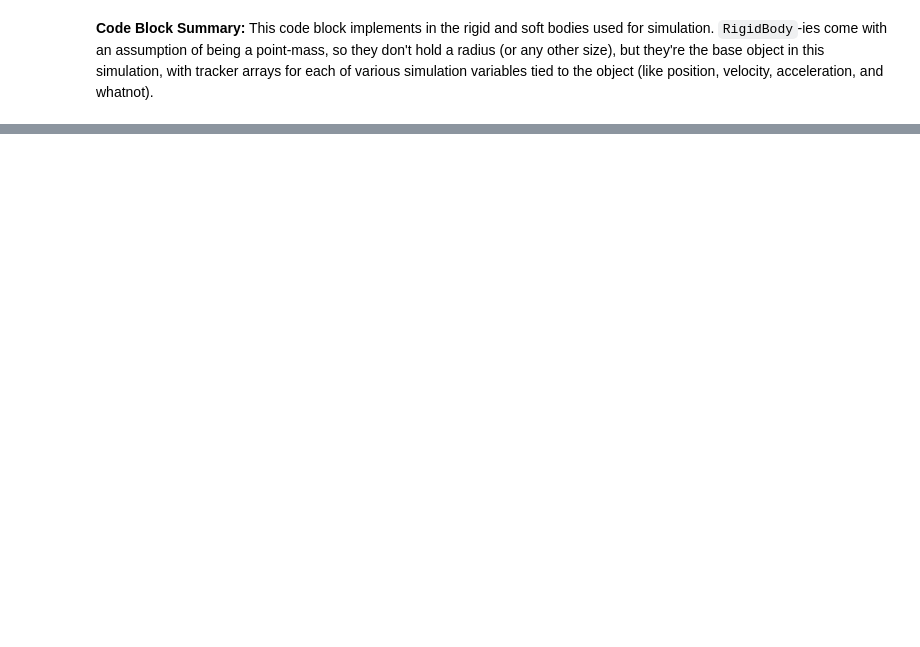
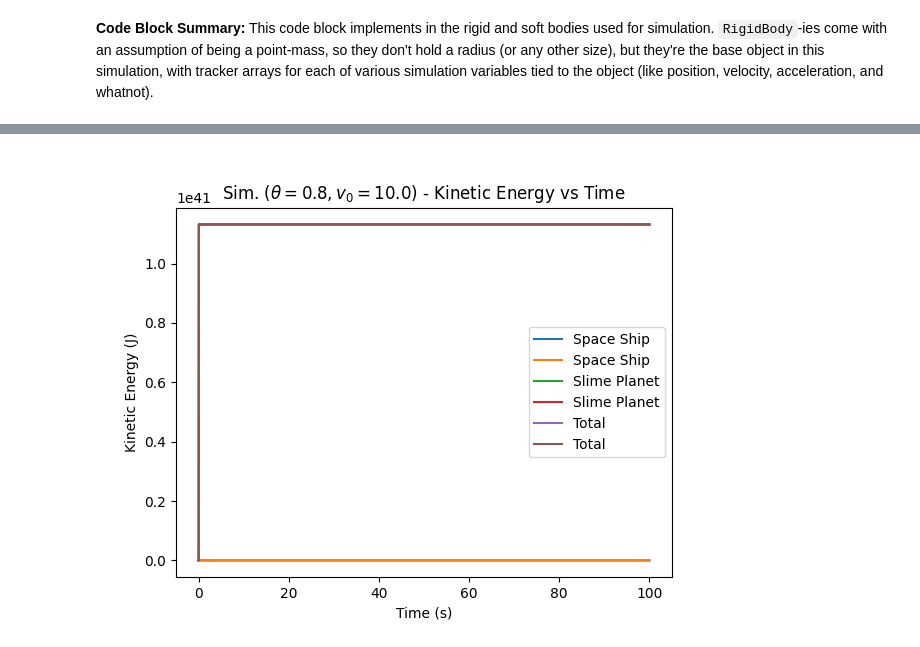
Before and after one commit to mufaro3/physics-210, a Jupyter notebook: Projects/project-1/project-1.ipynb, the cells around one changed output, grey strips where cells are left out. Cells and saved outputs as stored; diff of their text form; code cells hidden in the pictures; blank space fills up the shorter version.

```diff
--- a/Projects/project-1/project-1.ipynb
+++ b/Projects/project-1/project-1.ipynb
@@ -322,0 +489,4 @@ simulate_all(black_hole, space_ship, slime_planet,
+# %%
+display(test.visualizations.kinetic_energy_graph)
+# %% [output]
+[figure, added]
```
Also changed, not shown: parts of 34 cells of this notebook, 1 other file.
